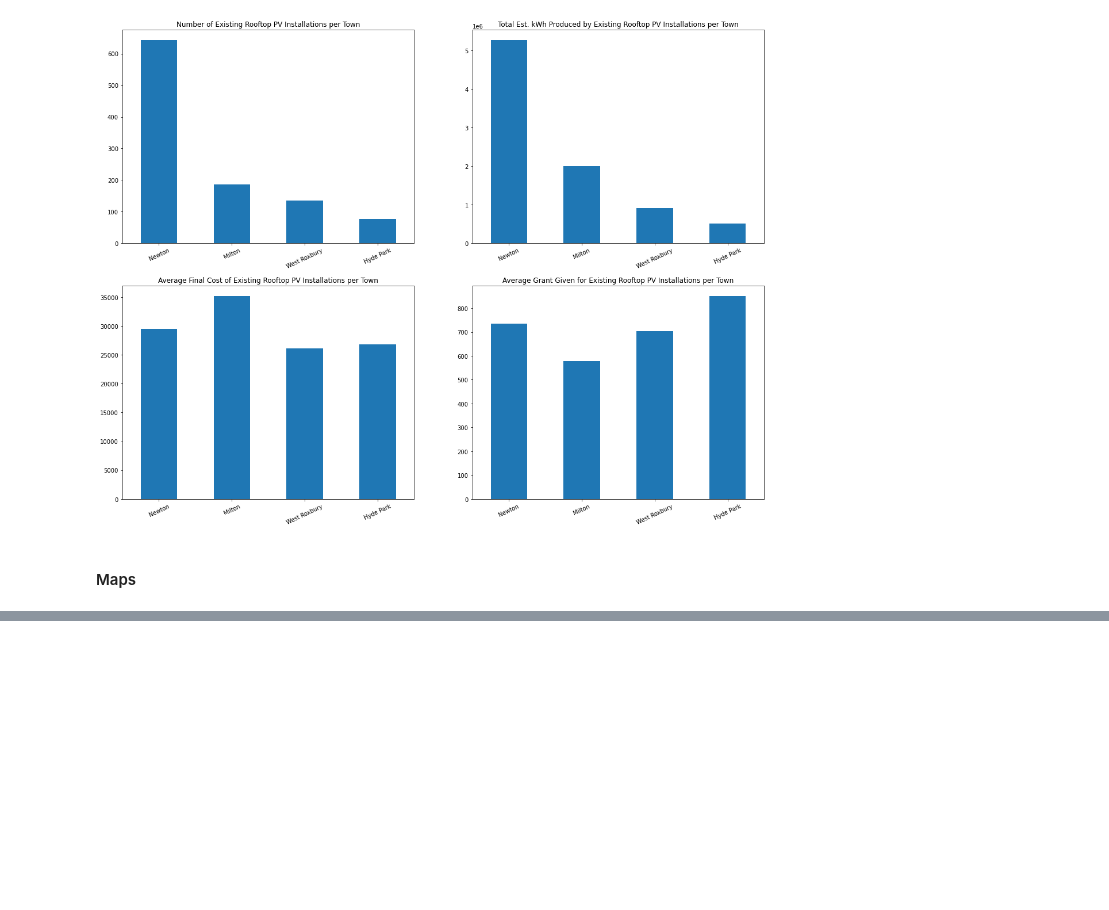
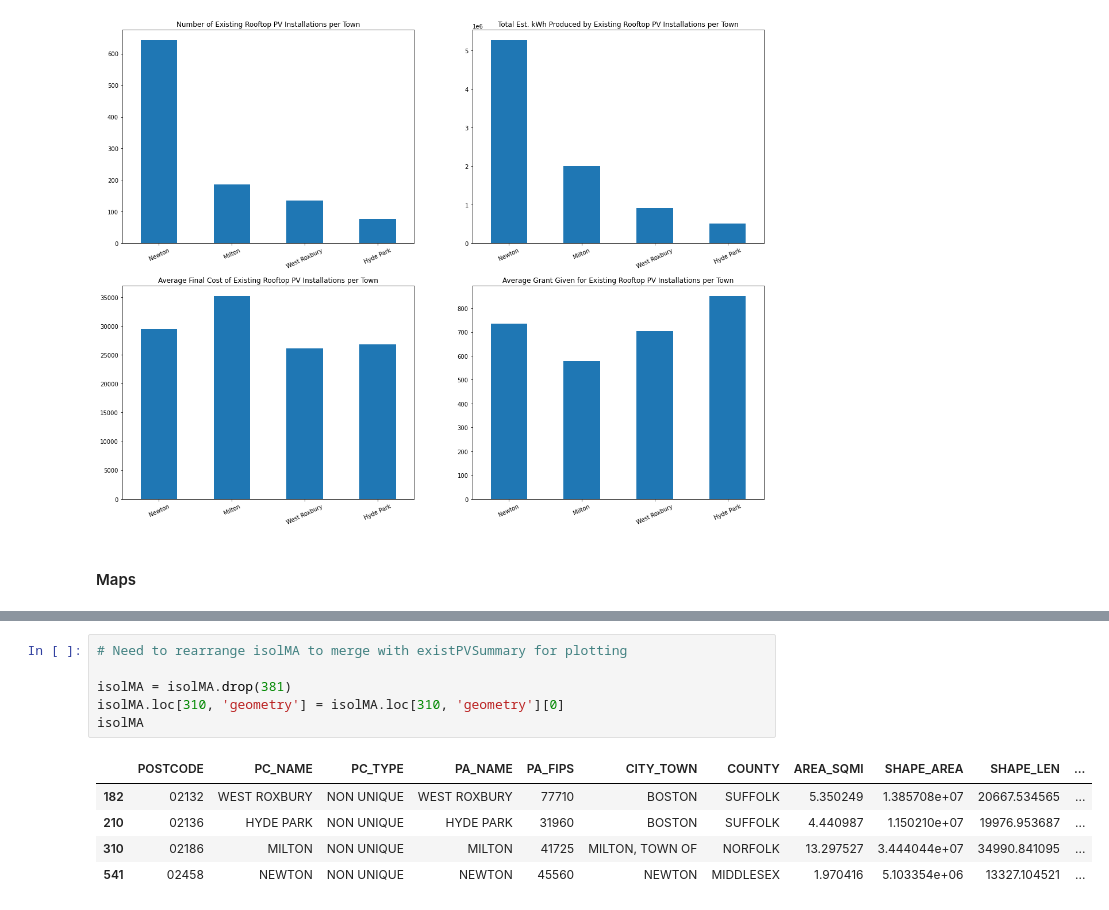
Before and after one commit to ghostpress/ma-solar, a Jupyter notebook: code/initViz.ipynb, the cells around one changed output, grey strips where cells are left out. Cells and saved outputs as stored; diff of their text form; blank space fills up the shorter version.

```diff
--- a/code/initViz.ipynb
+++ b/code/initViz.ipynb
@@ -254,0 +264,12 @@ plt.savefig(outputDir('viz/existingPVBars.png'), dpi=150, format='png')
+# %%
+# Need to rearrange isolMA to merge with existPVSummary for plotting
+
+isolMA = isolMA.drop(381)
+isolMA.loc[310, 'geometry'] = isolMA.loc[310, 'geometry'][0]
+isolMA
+# %% [output]
+|  | POSTCODE | PC_NAME | PC_TYPE | PA_NAME | PA_FIPS | CITY_TOWN | COUNTY | AREA_SQMI | SHAPE_AREA | SHAPE_LEN | ... |
+| 182 | 02132 | WEST ROXBURY | NON UNIQUE | WEST ROXBURY | 77710 | BOSTON | SUFFOLK | 5.350249 | 1.385708e+07 | 20667.534565 | ... |
+| 210 | 02136 | HYDE PARK | NON UNIQUE | HYDE PARK | 31960 | BOSTON | SUFFOLK | 4.440987 | 1.150210e+07 | 19976.953687 | ... |
+| 310 | 02186 | MILTON | NON UNIQUE | MILTON | 41725 | MILTON, TOWN OF | NORFOLK | 13.297527 | 3.444044e+07 | 34990.841095 | ... |
+| 541 | 02458 | NEWTON | NON UNIQUE | NEWTON | 45560 | NEWTON | MIDDLESEX | 1.970416 | 5.103354e+06 | 13327.104521 | ... |
```
Also changed, not shown: parts of 7 cells of this notebook, 2 other files.
